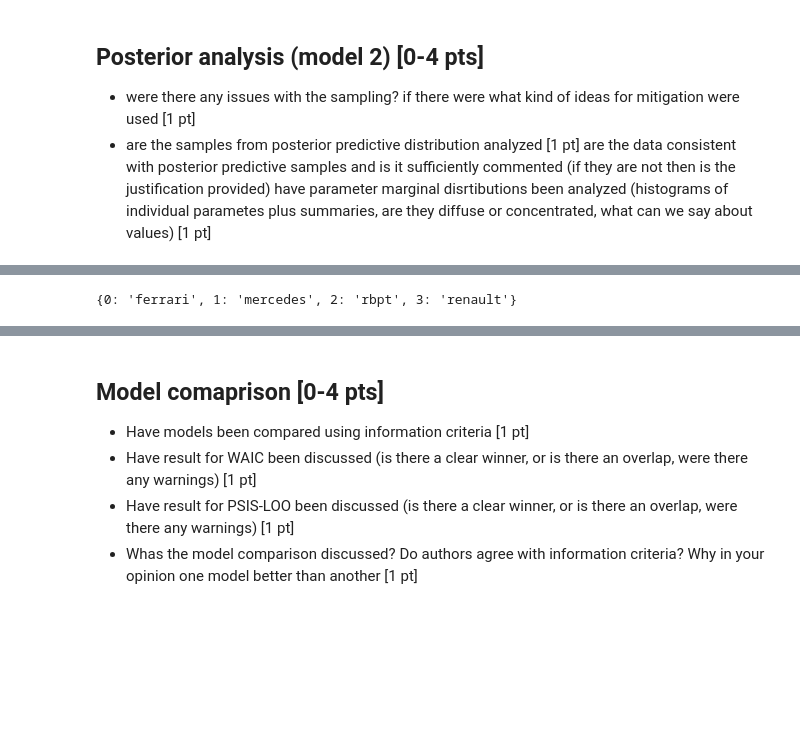
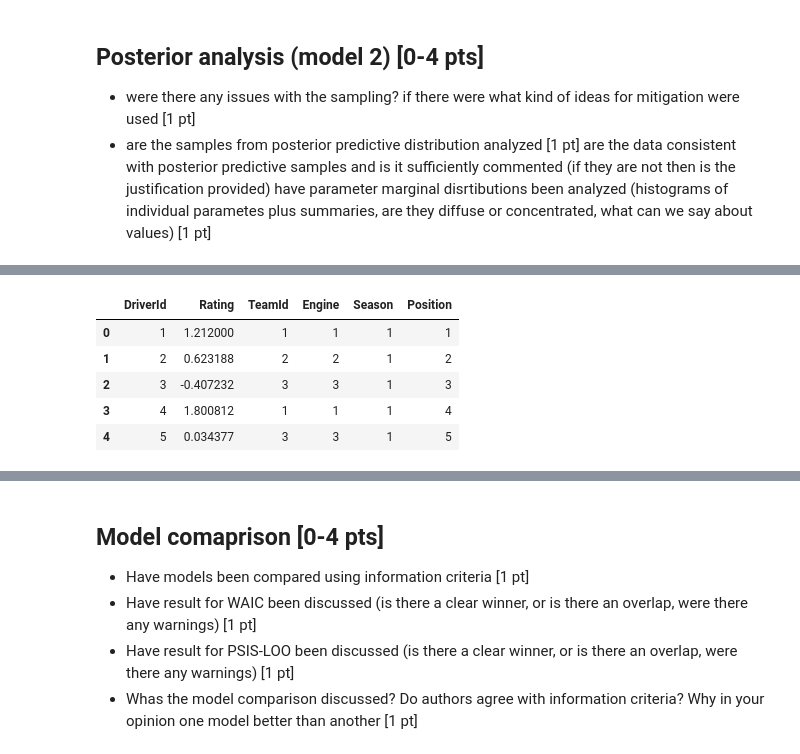
Before and after one commit to Klaudiusz1212/F1_bayesian, a Jupyter notebook: ISZ_Model2.ipynb, the cells around one changed output, grey strips where cells are left out. Cells and saved outputs as stored; diff of their text form; code cells hidden in the pictures; blank space fills up the shorter version.

```diff
--- a/ISZ_Model2.ipynb
+++ b/ISZ_Model2.ipynb
@@ -253,12 +268,23 @@ df_result = pd.read_csv('processed_data/final_results_all.csv')
+# %%
+def standardize_group(group):
+    mean = group['Rating'].mean()
+    std = group['Rating'].std()
+    group['Rating'] = (group['Rating'] - mean) / std
+    return group
+
+
+df = df.groupby('Season', group_keys=False, observed=True).apply(standardize_group)
+ratings = df["Rating"].values
+df['Position'] = df['Position'].astype(int)
 # %%
-values_only = df_engine.iloc[:, 1:]
-unique_values = pd.unique(values_only.values.ravel())
-unique_values = sorted(unique_values)
-unique_engine_dict = {}
-engine_value = []
-for val, i in enumerate(unique_values):
-    unique_engine_dict[val] = i
-    engine_value.append(i)
+order_col = ['DriverId', 'Rating', 'TeamId', 'Engine', 'Season','Position']
+df = df[order_col]
+df.head()
 # %% [output]
-{0: 'ferrari', 1: 'mercedes', 2: 'rbpt', 3: 'renault'}
+|  | DriverId | Rating | TeamId | Engine | Season | Position |
+| 0 | 1 | 1.212000 | 1 | 1 | 1 | 1 |
+| 1 | 2 | 0.623188 | 2 | 2 | 1 | 2 |
+| 2 | 3 | -0.407232 | 3 | 3 | 1 | 3 |
+| 3 | 4 | 1.800812 | 1 | 1 | 1 | 4 |
+| 4 | 5 | 0.034377 | 3 | 3 | 1 | 5 |
 # %%
```
Also changed, not shown: parts of 10 cells of this notebook, 1 other file.
